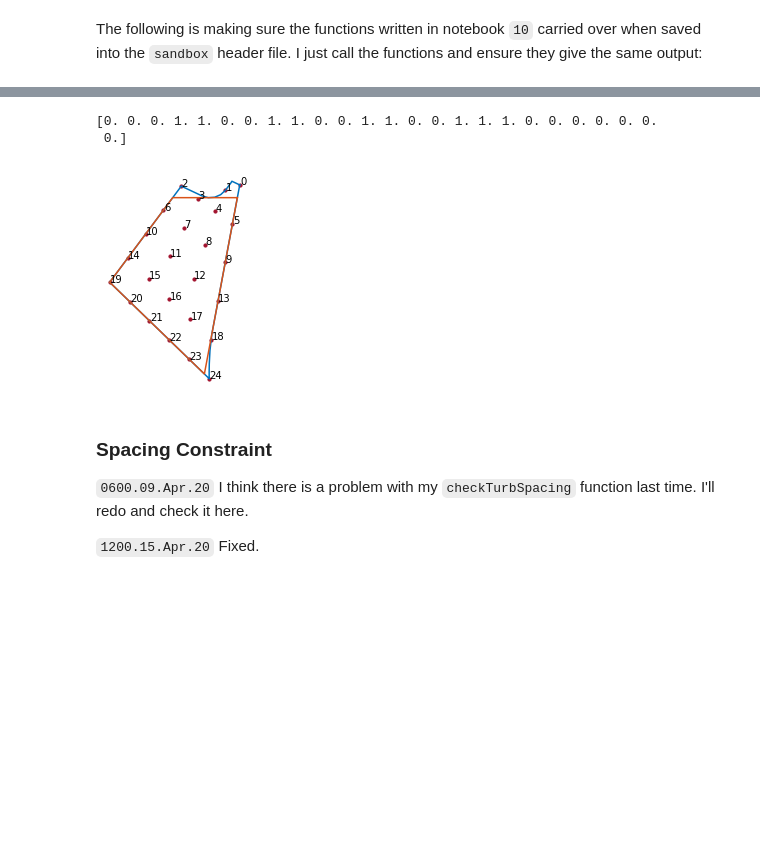
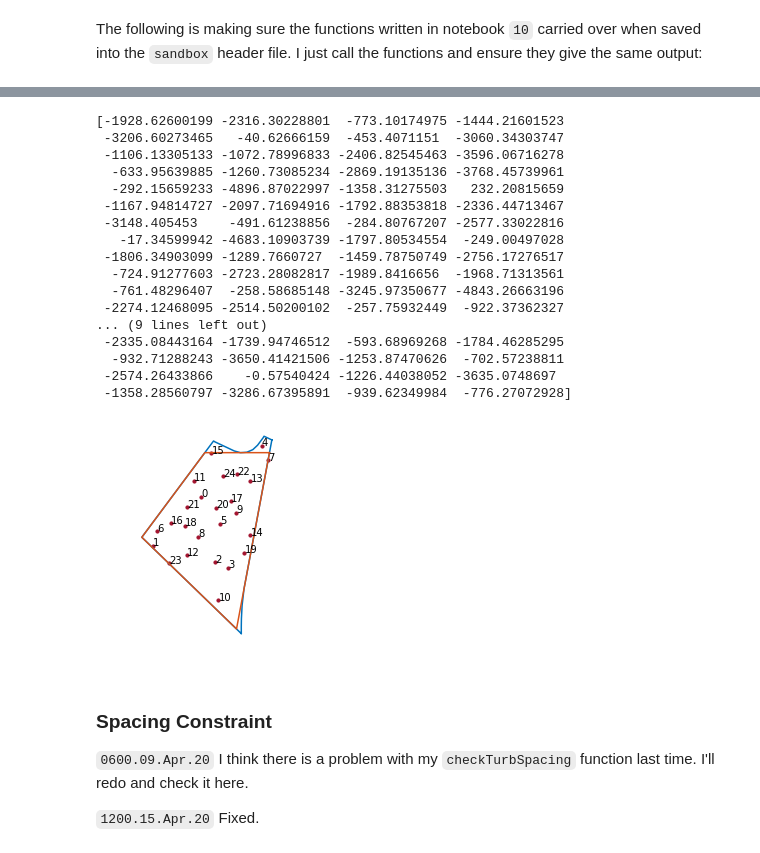
Before and after one commit to byuflowlab/iea37-casestudies-extrafiles, a Jupyter notebook: cs3-4/optimo-attempt-baker/notebook-snopt/bakerIEA37cs3-11-cs3workout.ipynb, the cells around one changed output, grey strips where cells are left out. Drawn from its saved outputs; the diff is of its cells as text; code cells hidden in the pictures; blank space fills up the shorter version.

```diff
--- a/cs3-4/optimo-attempt-baker/notebook-snopt/bakerIEA37cs3-11-cs3workout.ipynb
+++ b/cs3-4/optimo-attempt-baker/notebook-snopt/bakerIEA37cs3-11-cs3workout.ipynb
@@ -295,9 +295,9 @@ We'll see how it works.
 from scipy.optimize import minimize
 import random
 
-%run 'baker_cs34_functions_sandbox.py'
-%run 'iea37_aepcalc.py'
-fn = "iea37-boundary-cs3.yaml"
+%run "../baker_cs34_functions.py"
+%run "../iea37_aepcalc.py"
+fn = "../../startup-files/iea37-boundary-cs3.yaml"
 bndryPts = getTurbAtrbtCs3YAML(fn)
 coordList = closeBndryList(bndryPts)    # Duplicate the first coordinate for a closed boundary
 # %%
@@ -348 +348,7 @@ printTurbines(vertexPts, getPltClrs().getColor(6), 10, True)
+# %%
+#-- Testing --#
+numTurbs = 25
+turb_diam = 198.0
+vertexPts = bndryPts[vertexList[0:4]]  # Make an array of just the four "vertex" points we're using
+turbRandoList = iea37cs3randomstarts(numTurbs, splineList, vertexPts, turb_diam)
 # %%
@@ -396,20 +395,37 @@ plt.axis('off')                         # Turn off the framing
 # %%
 #-- Check turbines are in bounds --#
 BndryNormals = bndryNormals(newVertices)
-[faceDist, bInside] = calcDistNorms(x0s, newVertices, BndryNormals)
-np.set_printoptions(suppress=True)
-#print(faceDist)
-print(bInside)
+x0 = makeCoordArray(turbRandoList)
+faceDist = calcDistNorms(x0, newVertices, BndryNormals)
+#np.set_printoptions(suppress=True)
+print(faceDist)
+#print(faceDist.flatten())
+#print(bInside)
 
 printBoundaryClr(clsdBP, colorNum)
 #printTurbines(clsdBP, getPltClrs().getColor(5), 10) # Print the boundary verticies
 printBoundaryClr(newVertices, colorNum+1)
-printTurbines(x0s, getPltClrs().getColor(1), 10, True)
+printTurbines(turbRandoList, getPltClrs().getColor(1), 10, True)
 #plt.savefig("./figures/BoundaryNumberedTurbs.pdf", bbox_inches='tight')
 # %% [output]
-[0. 0. 0. 1. 1. 0. 0. 1. 1. 0. 0. 1. 1. 0. 0. 1. 1. 1. 0. 0. 0. 0. 0. 0.
- 0.]
+[-1928.62600199 -2316.30228801  -773.10174975 -1444.21601523
+ -3206.60273465   -40.62666159  -453.4071151  -3060.34303747
+ -1106.13305133 -1072.78996833 -2406.82545463 -3596.06716278
+  -633.95639885 -1260.73085234 -2869.19135136 -3768.45739961
+  -292.15659233 -4896.87022997 -1358.31275503   232.20815659
+ -1167.94814727 -2097.71694916 -1792.88353818 -2336.44713467
+ -3148.405453    -491.61238856  -284.80767207 -2577.33022816
+   -17.34599942 -4683.10903739 -1797.80534554  -249.00497028
+ -1806.34903099 -1289.7660727  -1459.78750749 -2756.17276517
+  -724.91277603 -2723.28082817 -1989.8416656  -1968.71313561
+  -761.48296407  -258.58685148 -3245.97350677 -4843.26663196
+ -2274.12468095 -2514.50200102  -257.75932449  -922.37362327
+... (9 lines left out)
+ -2335.08443164 -1739.94746512  -593.68969268 -1784.46285295
+  -932.71288243 -3650.41421506 -1253.87470626  -702.57238811
+ -2574.26433866    -0.57540424 -1226.44038052 -3635.0748697
+ -1358.28560797 -3286.67395891  -939.62349984  -776.27072928]
-[figure, old version]
+[figure, new version]
 # %% [markdown]
 ### Spacing Constraint
 `0600.09.Apr.20` I think there is a problem with my `checkTurbSpacing` function last time. I'll redo and check it here.
```
Also changed, not shown: parts of 4 cells of this notebook, 2 other files.
